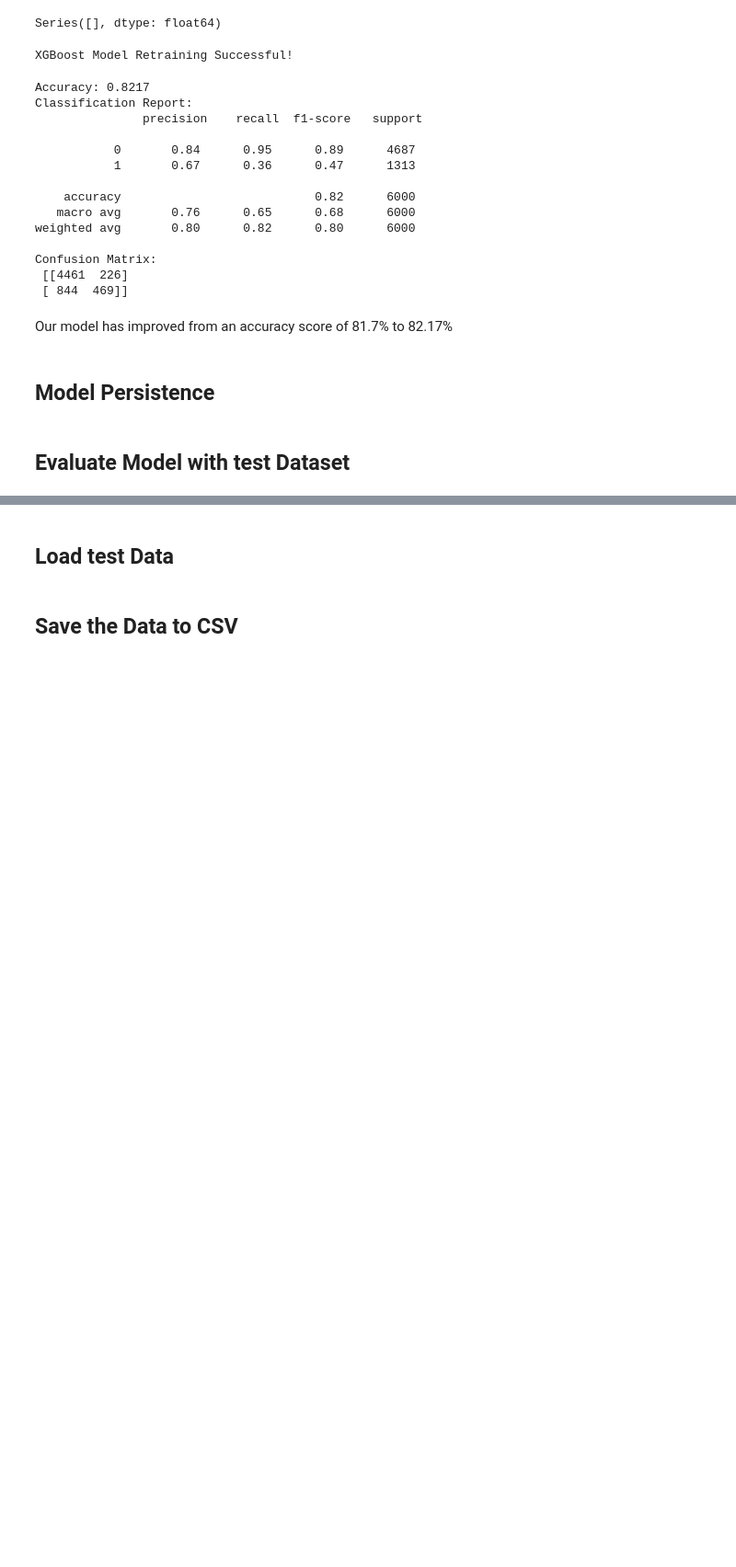
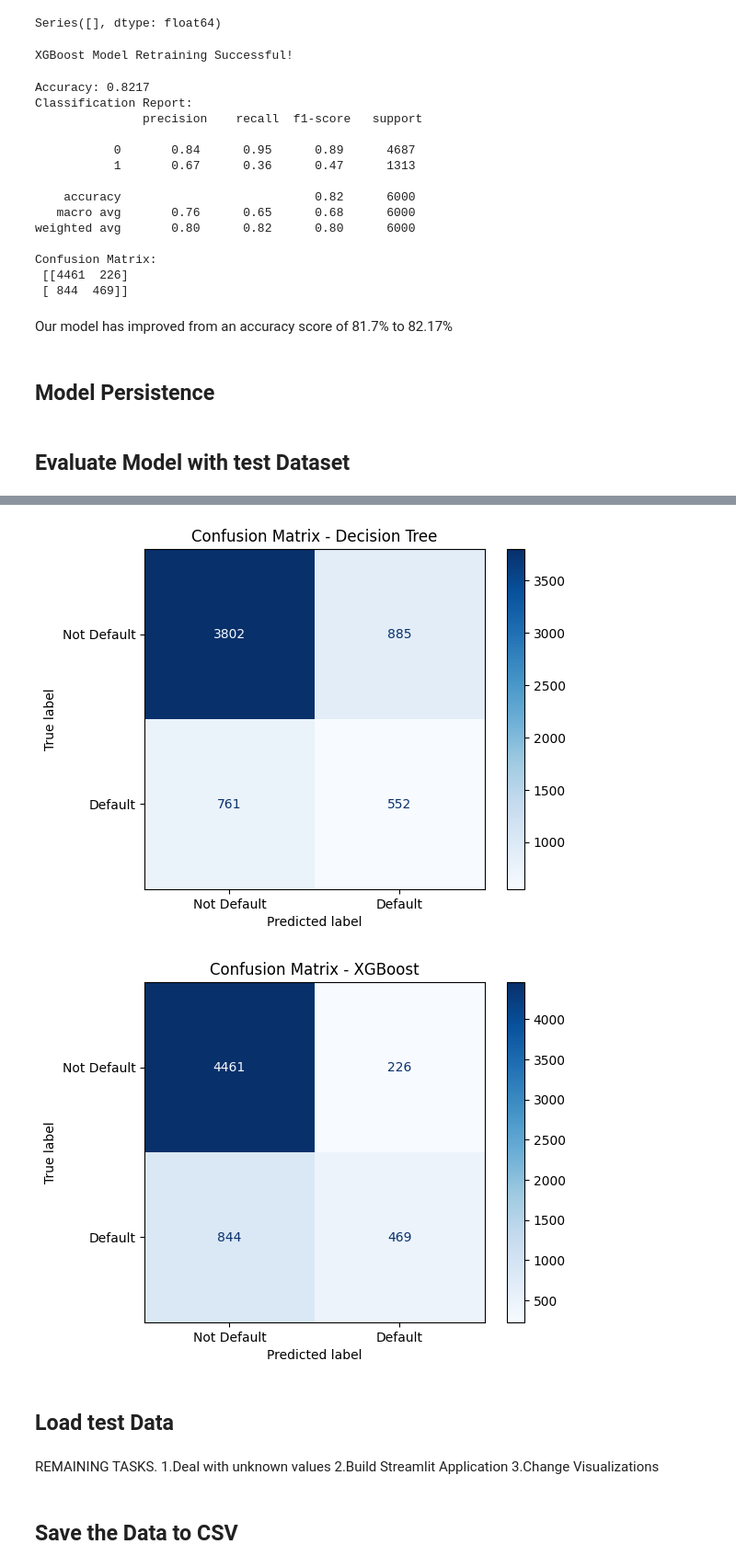
Before and after one commit to emmanuelkipngetich/Predicting-Credit-Default-with-Decision-Trees-XGBoost-and-Streamlit-GUI., a Jupyter notebook: Notebooks/Taiwan.ipynb, the cells around one changed output, grey strips where cells are left out. Shown at 92% size. Saved outputs shown, nothing was run; the diff lists cells and outputs as text; code cells hidden in the pictures; blank space fills up the shorter version.

```diff
--- a/Notebooks/Taiwan.ipynb
+++ b/Notebooks/Taiwan.ipynb
@@ -906,5 +897,64 @@ Confusion Matrix:
 Our model has improved from an accuracy score of 81.7% to 82.17%
 # %% [markdown]
 ## Model Persistence
+# %%
+
+
+
+# Save Decision Trees model
+with open('decision_tree_model.pkl', 'wb') as file:
+    pickle.dump(dt_model, file)
+
+# Save XGBoost model
+with open('xgboost_model.pkl', 'wb') as file:
+    pickle.dump(xgb_model_retrained, file)
+
+# Load Decision Trees model
+with open('decision_tree_model.pkl', 'rb') as file:
+    loaded_dt_model = pickle.load(file)
+
+# Load XGBoost model
+with open('xgboost_model.pkl', 'rb') as file:
+    loaded_xgb_model = pickle.load(file)
 # %% [markdown]
 ## Evaluate Model with test Dataset
+# %%
+
+# # Evaluate Decision Trees model
+loaded_dt_model.fit(X_train, y_train)
+loaded_xgb_model.fit(X_train, y_train)
+dt_predictions = loaded_dt_model.predict(X_test)
+
+# Print Decision Trees evaluation metrics
+print("Decision Trees Model:")
+print("Accuracy:", accuracy_score(y_test, dt_predictions))
+print("Classification Report:")
+print(classification_report(y_test, dt_predictions))
+print("Confusion Matrix:")
+print(confusion_matrix(y_test, dt_predictions))
+
+# Evaluate XGBoost model
+xgb_predictions = loaded_xgb_model.predict(X_test)
+
+# Print XGBoost evaluation metrics
+print("\nXGBoost Model:")
+print("Accuracy:", accuracy_score(y_test, xgb_predictions))
+print("Classification Report:")
+print(classification_report(y_test, xgb_predictions))
+print("Confusion Matrix:")
+print(confusion_matrix(y_test, xgb_predictions))
+
+# Plot confusion matrix for Decision Tree
+cm_dt = confusion_matrix(y_test, y_pred_dt)
+disp_dt = ConfusionMatrixDisplay(confusion_matrix=cm_dt, display_labels=['Not Default', 'Default'])
+disp_dt.plot(cmap=plt.cm.Blues)
+plt.title('Confusion Matrix - Decision Tree')
+plt.show()
+
+# Plot confusion matrix for XGBoost
+cm_xgb = confusion_matrix(y_test, y_pred)
+disp_xgb = ConfusionMatrixDisplay(confusion_matrix=cm_xgb, display_labels=['Not Default', 'Default'])
+disp_xgb.plot(cmap=plt.cm.Blues)
+plt.title('Confusion Matrix - XGBoost')
+plt.show()
+# %% [output]
@@ -911,4 +978,11 @@ Our model has improved from an accuracy score of 81.7% to 82.17%
+[figure, added]
+[figure, added]
 # %% [markdown]
 ## Load test Data
+# %% [markdown]
+REMAINING TASKS.
+1.Deal with unknown values
+2.Build Streamlit Application
+3.Change Visualizations
 # %% [markdown]
 ## Save the Data to CSV
```
Also changed, not shown: parts of 7 cells of this notebook, 2 other files.
